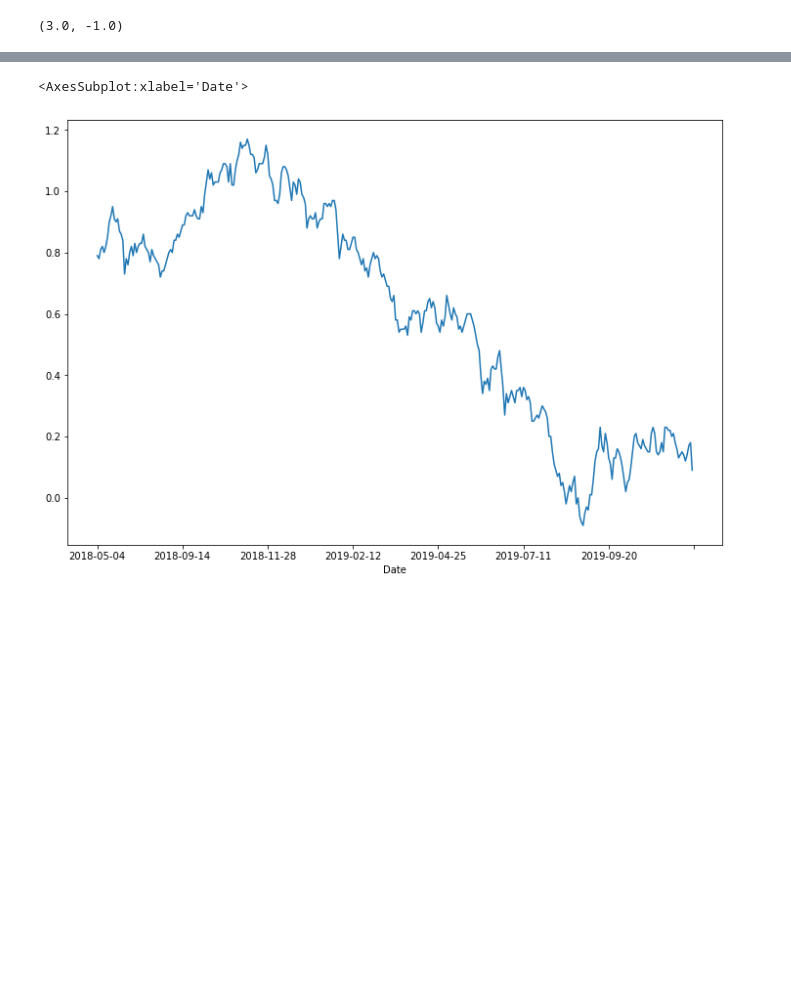
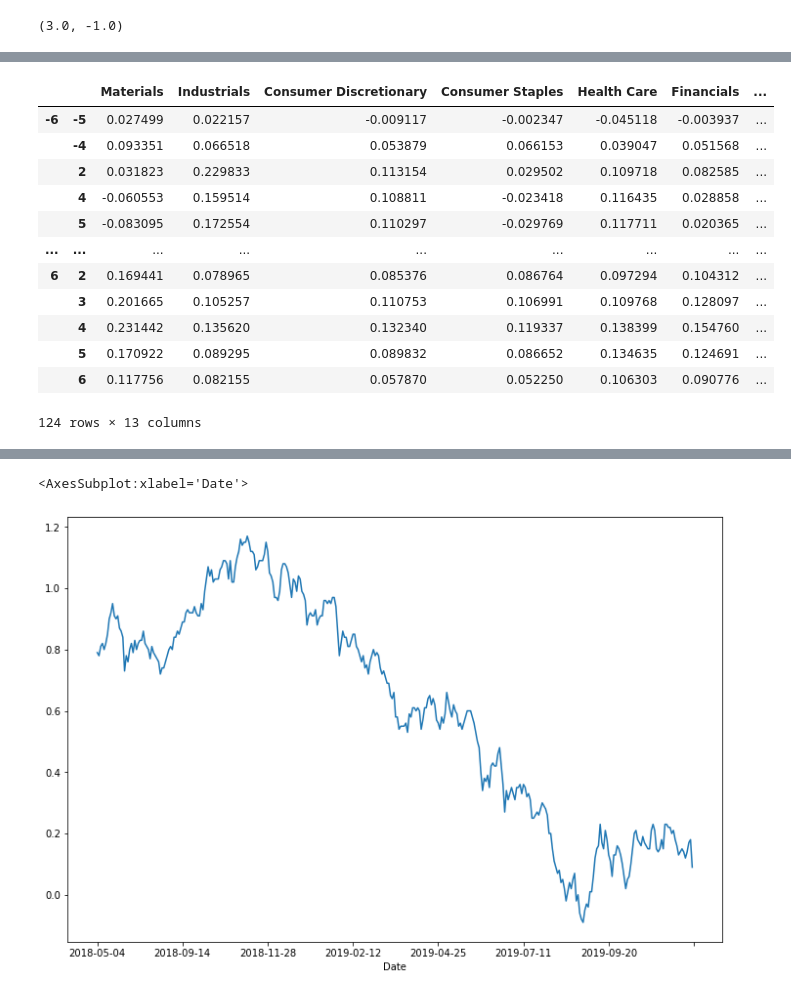
Before and after one commit to Rhys2024/740, a Jupyter notebook: Building.ipynb, the cells around one changed output, grey strips where cells are left out. Cells and saved outputs as stored; diff of their text form; code cells hidden in the pictures; blank space fills up the shorter version.

```diff
--- a/Building.ipynb
+++ b/Building.ipynb
@@ -125,6 +125,24 @@ factor_df
 #factor_exposure = Rate_Exposures(factor_df, 252, 60, ['Real Yield', 'Yield Curve'], "SP-500")
 
 sector_exposure = Rate_Exposures(sector_df, 252, 60, ['Real Yield', 'Yield Curve'], "SP-500")
+# %%
+
+
+sector_exposure.mean_returns
+# %% [output]
+|  |  | Materials | Industrials | Consumer Discretionary | Consumer Staples | Health Care | Financials | ... |
+| -6 | -5 | 0.027499 | 0.022157 | -0.009117 | -0.002347 | -0.045118 | -0.003937 | ... |
+|  | -4 | 0.093351 | 0.066518 | 0.053879 | 0.066153 | 0.039047 | 0.051568 | ... |
+|  | 2 | 0.031823 | 0.229833 | 0.113154 | 0.029502 | 0.109718 | 0.082585 | ... |
+|  | 4 | -0.060553 | 0.159514 | 0.108811 | -0.023418 | 0.116435 | 0.028858 | ... |
+|  | 5 | -0.083095 | 0.172554 | 0.110297 | -0.029769 | 0.117711 | 0.020365 | ... |
+| ... | ... | ... | ... | ... | ... | ... | ... | ... |
+| 6 | 2 | 0.169441 | 0.078965 | 0.085376 | 0.086764 | 0.097294 | 0.104312 | ... |
+|  | 3 | 0.201665 | 0.105257 | 0.110753 | 0.106991 | 0.109768 | 0.128097 | ... |
+|  | 4 | 0.231442 | 0.135620 | 0.132340 | 0.119337 | 0.138399 | 0.154760 | ... |
+|  | 5 | 0.170922 | 0.089295 | 0.089832 | 0.086652 | 0.134635 | 0.124691 | ... |
+|  | 6 | 0.117756 | 0.082155 | 0.057870 | 0.052250 | 0.106303 | 0.090776 | ... |
+124 rows × 13 columns
 # %%
 
 
```
Also changed, not shown: parts of 2 cells of this notebook, 4 other files.
